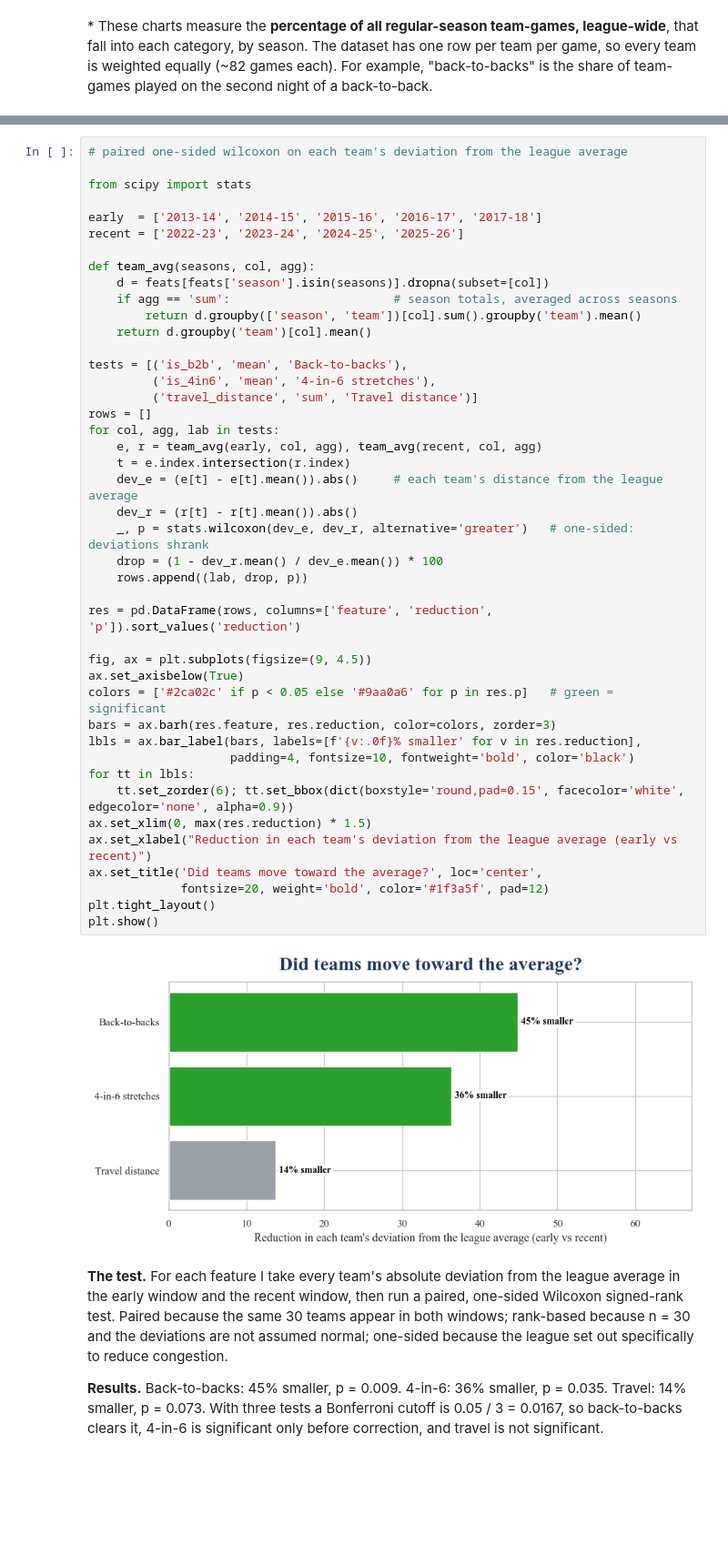
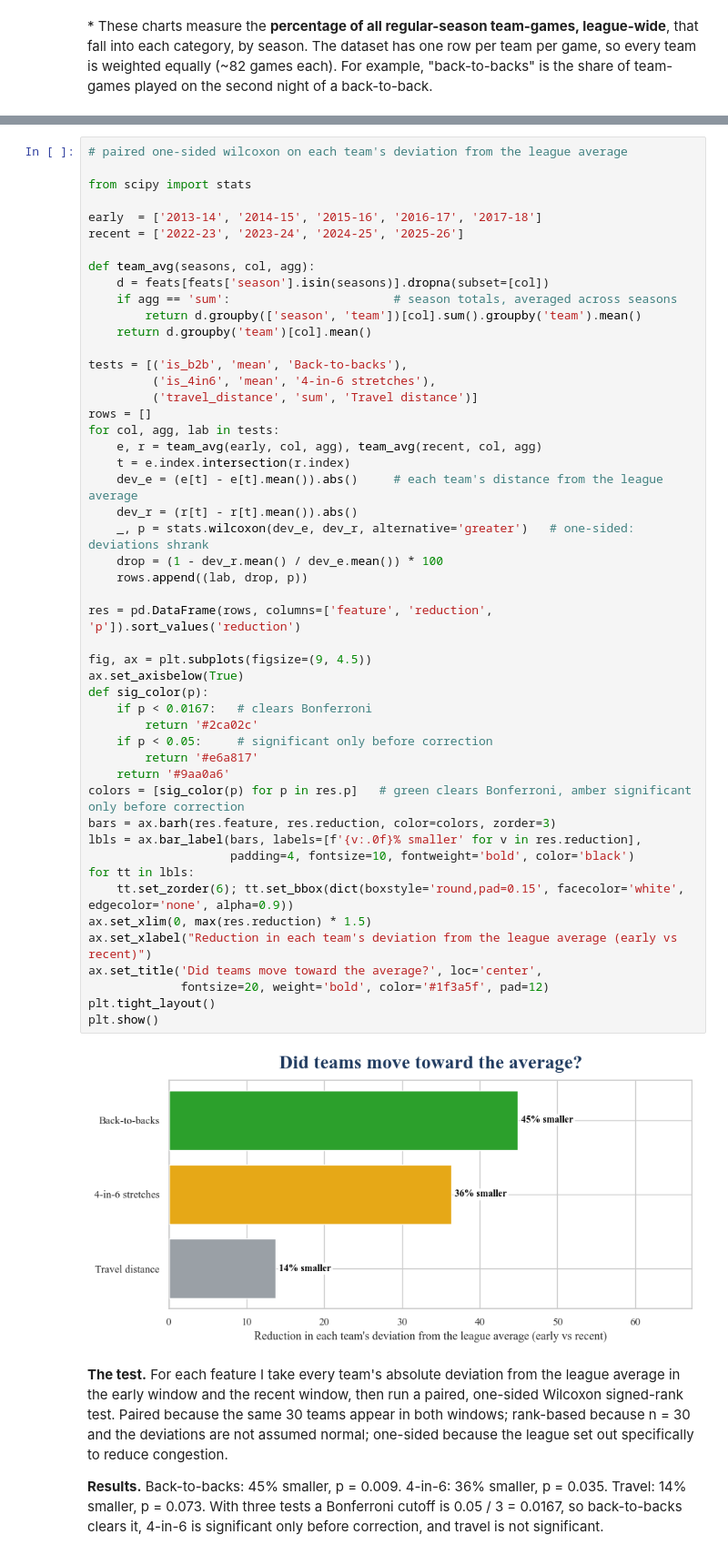
Before and after one commit to bridgetmunoz23/schedule_python, a Jupyter notebook: analysis.ipynb, the cells around one changed output, grey strips where cells are left out. Shown at 91% size. Cells and saved outputs as stored; diff of their text form; blank space fills up the shorter version.

Commit message:
Reframe around the fairness question; fix training window (12 seasons), add phi, Bonferroni-aware chart colors

```diff
--- a/analysis.ipynb
+++ b/analysis.ipynb
@@ -298,35 +302,41 @@ def team_avg(seasons, col, agg):
 
 tests = [('is_b2b', 'mean', 'Back-to-backs'),
          ('is_4in6', 'mean', '4-in-6 stretches'),
          ('travel_distance', 'sum', 'Travel distance')]
 rows = []
 for col, agg, lab in tests:
     e, r = team_avg(early, col, agg), team_avg(recent, col, agg)
     t = e.index.intersection(r.index)
     dev_e = (e[t] - e[t].mean()).abs()     # each team's distance from the league average
     dev_r = (r[t] - r[t].mean()).abs()
     _, p = stats.wilcoxon(dev_e, dev_r, alternative='greater')   # one-sided: deviations shrank
     drop = (1 - dev_r.mean() / dev_e.mean()) * 100
     rows.append((lab, drop, p))
 
 res = pd.DataFrame(rows, columns=['feature', 'reduction', 'p']).sort_values('reduction')
 
 fig, ax = plt.subplots(figsize=(9, 4.5))
 ax.set_axisbelow(True)
-colors = ['#2ca02c' if p < 0.05 else '#9aa0a6' for p in res.p]   # green = significant
+def sig_color(p):
+    if p < 0.0167:   # clears Bonferroni
+        return '#2ca02c'
+    if p < 0.05:     # significant only before correction
+        return '#e6a817'
+    return '#9aa0a6'
+colors = [sig_color(p) for p in res.p]   # green clears Bonferroni, amber significant only before correction
 bars = ax.barh(res.feature, res.reduction, color=colors, zorder=3)
 lbls = ax.bar_label(bars, labels=[f'{v:.0f}% smaller' for v in res.reduction],
                     padding=4, fontsize=10, fontweight='bold', color='black')
 for tt in lbls:
     tt.set_zorder(6); tt.set_bbox(dict(boxstyle='round,pad=0.15', facecolor='white', edgecolor='none', alpha=0.9))
 ax.set_xlim(0, max(res.reduction) * 1.5)
 ax.set_xlabel("Reduction in each team's deviation from the league average (early vs recent)")
 ax.set_title('Did teams move toward the average?', loc='center',
              fontsize=20, weight='bold', color='#1f3a5f', pad=12)
 plt.tight_layout()
 plt.show()
 # %% [output]
-[figure, old version]
+[figure, new version]
 # %% [markdown]
 <div class="stats-analysis">
 <p><strong>The test.</strong> For each feature I take every team's absolute deviation from the league average in the early window and the recent window, then run a paired, one-sided Wilcoxon signed-rank test. Paired because the same 30 teams appear in both windows; rank-based because n = 30 and the deviations are not assumed normal; one-sided because the league set out specifically to reduce congestion.</p>
```
Also changed, not shown: parts of 14 cells of this notebook, 2 other files.
